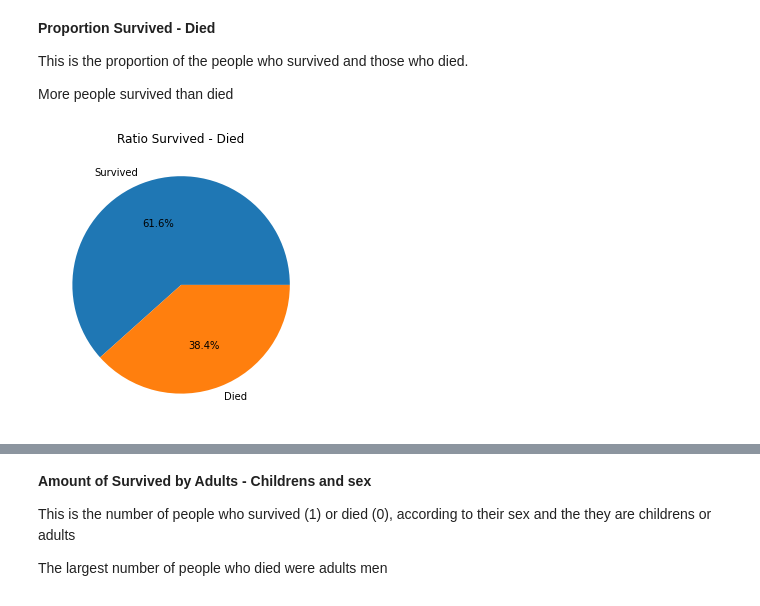
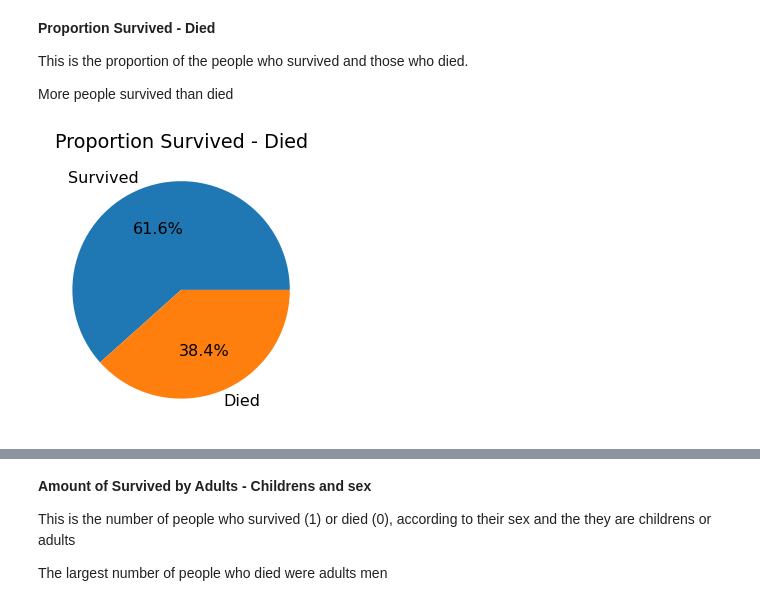
Before and after one commit to ojmartinezma/MetNumUN2023I, a Jupyter notebook: quiz3/ojmartinezma_Quiz3.ipynb, the cells around one changed output, grey strips where cells are left out. Saved outputs shown, nothing was run; the diff lists cells and outputs as text; code cells hidden in the pictures.

```diff
--- a/quiz3/ojmartinezma_Quiz3.ipynb
+++ b/quiz3/ojmartinezma_Quiz3.ipynb
@@ -678,12 +676,12 @@ This is the proportion of the people who survived and those who died.
 
 More people survived than died
 # %%
-plt.title("Ratio Survived - Died")
+plt.title("Proportion Survived - Died")
 names = ('Survived','Died')
 plot = titanic['Survived'].value_counts().plot(kind='pie', figsize=(5,5), autopct='%1.1f%%', labels = names)
 plot.axes.get_yaxis().set_visible(False)
 # %% [output]
-[figure, old version]
+[figure, new version]
 # %% [markdown]
 **Proportion Sex**
 
```
Also changed, not shown: parts of 11 cells of this notebook.
